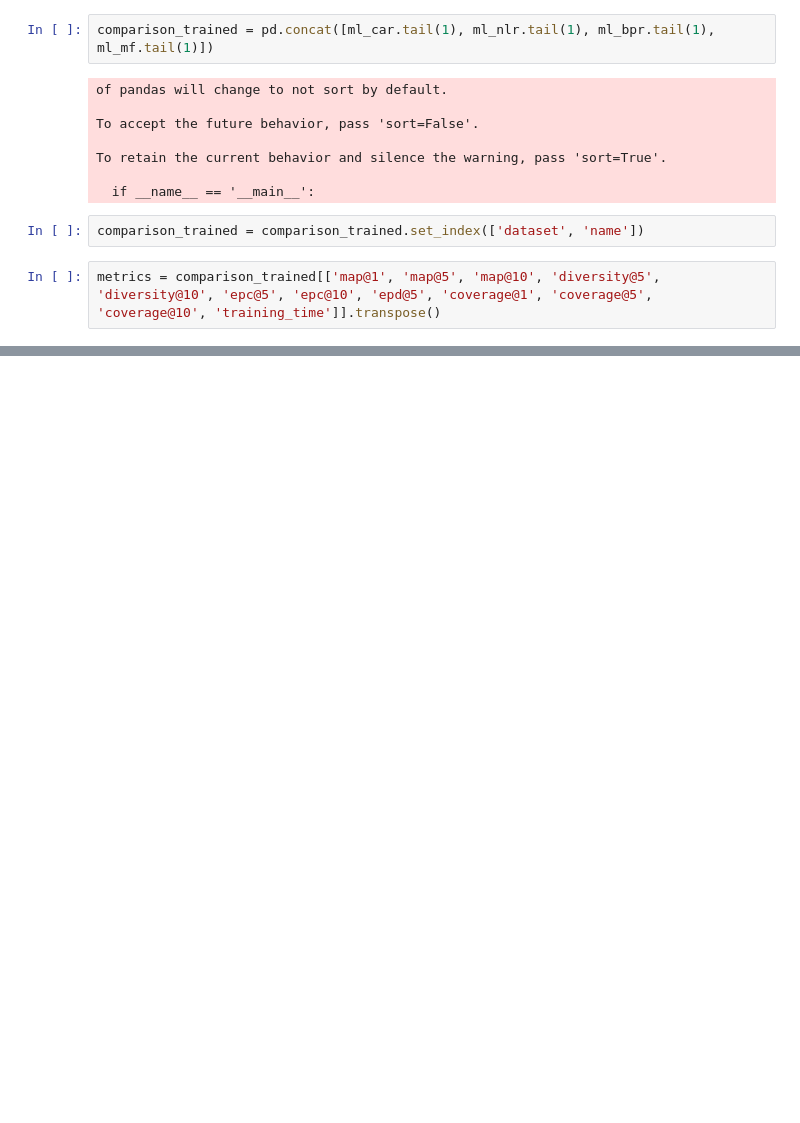
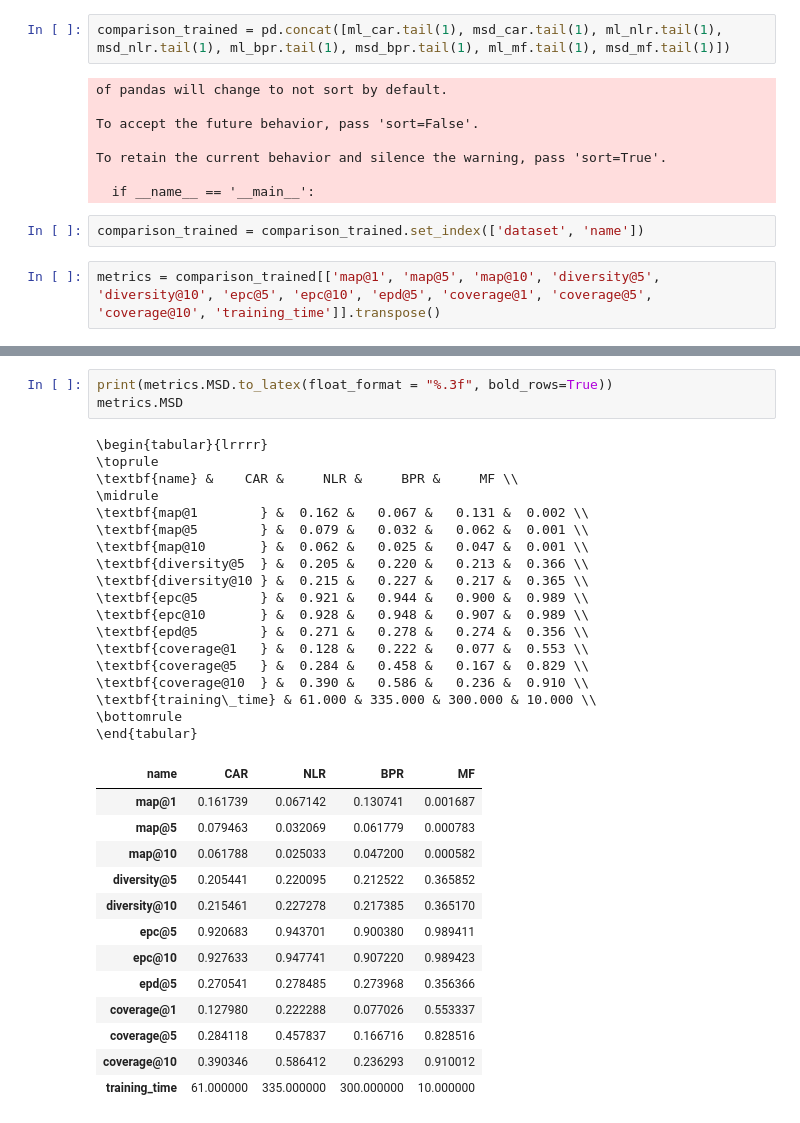
Before and after one commit to HennerM/rs-ml-with-constraints, a Jupyter notebook: ComparisionVisualization.ipynb, the cells around one changed output, grey strips where cells are left out. Drawn from its saved outputs; the diff is of its cells as text; blank space fills up the shorter version.

```diff
--- a/ComparisionVisualization.ipynb
+++ b/ComparisionVisualization.ipynb
@@ -40,5 +60,5 @@ ml_mf.name = 'MF'
 # %%
-comparison_trained = pd.concat([ml_car.tail(1), ml_nlr.tail(1), ml_bpr.tail(1), ml_mf.tail(1)])
+comparison_trained = pd.concat([ml_car.tail(1), msd_car.tail(1), ml_nlr.tail(1), msd_nlr.tail(1), ml_bpr.tail(1), msd_bpr.tail(1), ml_mf.tail(1), msd_mf.tail(1)])
 # %% [output]
 of pandas will change to not sort by default.
 
@@ -89,3 +109,38 @@ metrics.MovieLens
+# %%
+print(metrics.MSD.to_latex(float_format = "%.3f", bold_rows=True))
+metrics.MSD
+# %% [output]
+\begin{tabular}{lrrrr}
+\toprule
+\textbf{name} &    CAR &     NLR &     BPR &     MF \\
+\midrule
+\textbf{map@1        } &  0.162 &   0.067 &   0.131 &  0.002 \\
+\textbf{map@5        } &  0.079 &   0.032 &   0.062 &  0.001 \\
+\textbf{map@10       } &  0.062 &   0.025 &   0.047 &  0.001 \\
+\textbf{diversity@5  } &  0.205 &   0.220 &   0.213 &  0.366 \\
+\textbf{diversity@10 } &  0.215 &   0.227 &   0.217 &  0.365 \\
+\textbf{epc@5        } &  0.921 &   0.944 &   0.900 &  0.989 \\
+\textbf{epc@10       } &  0.928 &   0.948 &   0.907 &  0.989 \\
+\textbf{epd@5        } &  0.271 &   0.278 &   0.274 &  0.356 \\
+\textbf{coverage@1   } &  0.128 &   0.222 &   0.077 &  0.553 \\
+\textbf{coverage@5   } &  0.284 &   0.458 &   0.167 &  0.829 \\
+\textbf{coverage@10  } &  0.390 &   0.586 &   0.236 &  0.910 \\
+\textbf{training\_time} & 61.000 & 335.000 & 300.000 & 10.000 \\
+\bottomrule
+\end{tabular}
+| name | CAR | NLR | BPR | MF |
+| map@1 | 0.161739 | 0.067142 | 0.130741 | 0.001687 |
+| map@5 | 0.079463 | 0.032069 | 0.061779 | 0.000783 |
+| map@10 | 0.061788 | 0.025033 | 0.047200 | 0.000582 |
+| diversity@5 | 0.205441 | 0.220095 | 0.212522 | 0.365852 |
+| diversity@10 | 0.215461 | 0.227278 | 0.217385 | 0.365170 |
+| epc@5 | 0.920683 | 0.943701 | 0.900380 | 0.989411 |
+| epc@10 | 0.927633 | 0.947741 | 0.907220 | 0.989423 |
+| epd@5 | 0.270541 | 0.278485 | 0.273968 | 0.356366 |
+| coverage@1 | 0.127980 | 0.222288 | 0.077026 | 0.553337 |
+| coverage@5 | 0.284118 | 0.457837 | 0.166716 | 0.828516 |
+| coverage@10 | 0.390346 | 0.586412 | 0.236293 | 0.910012 |
+| training_time | 61.000000 | 335.000000 | 300.000000 | 10.000000 |
 # %%
 def plot_models(ax, models, prop):
     i = 0
```
Also changed, not shown: parts of 4 cells of this notebook, 1 other file.
